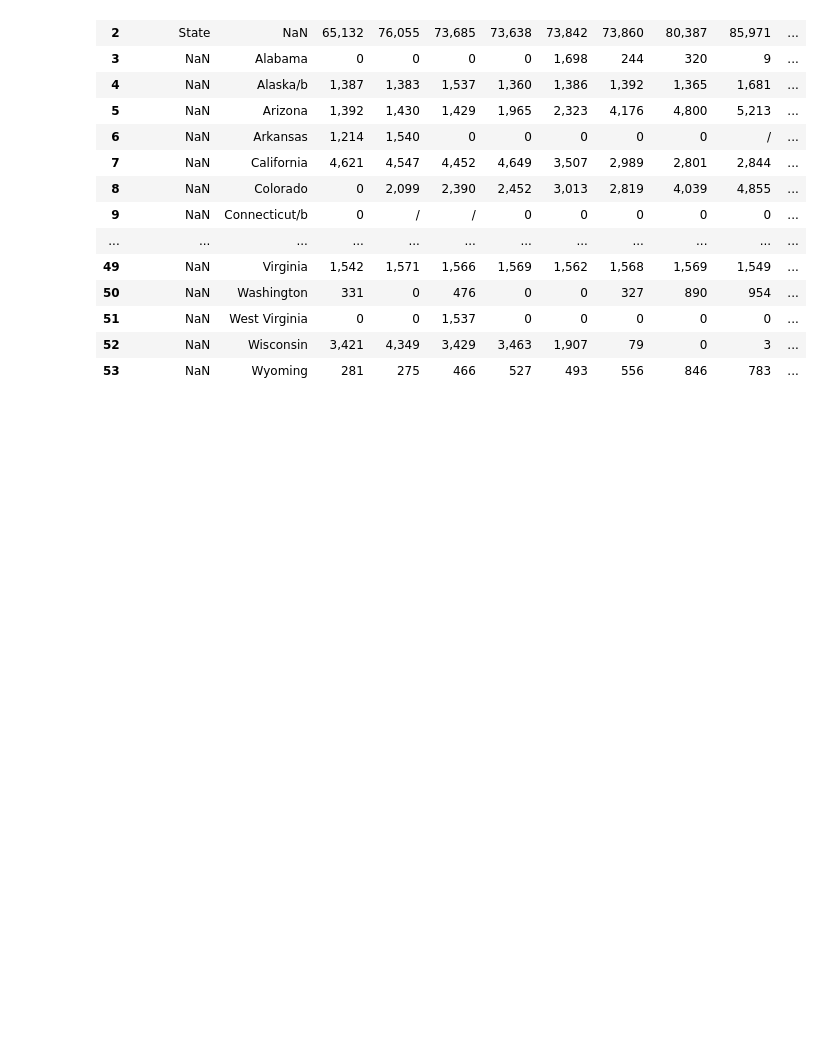
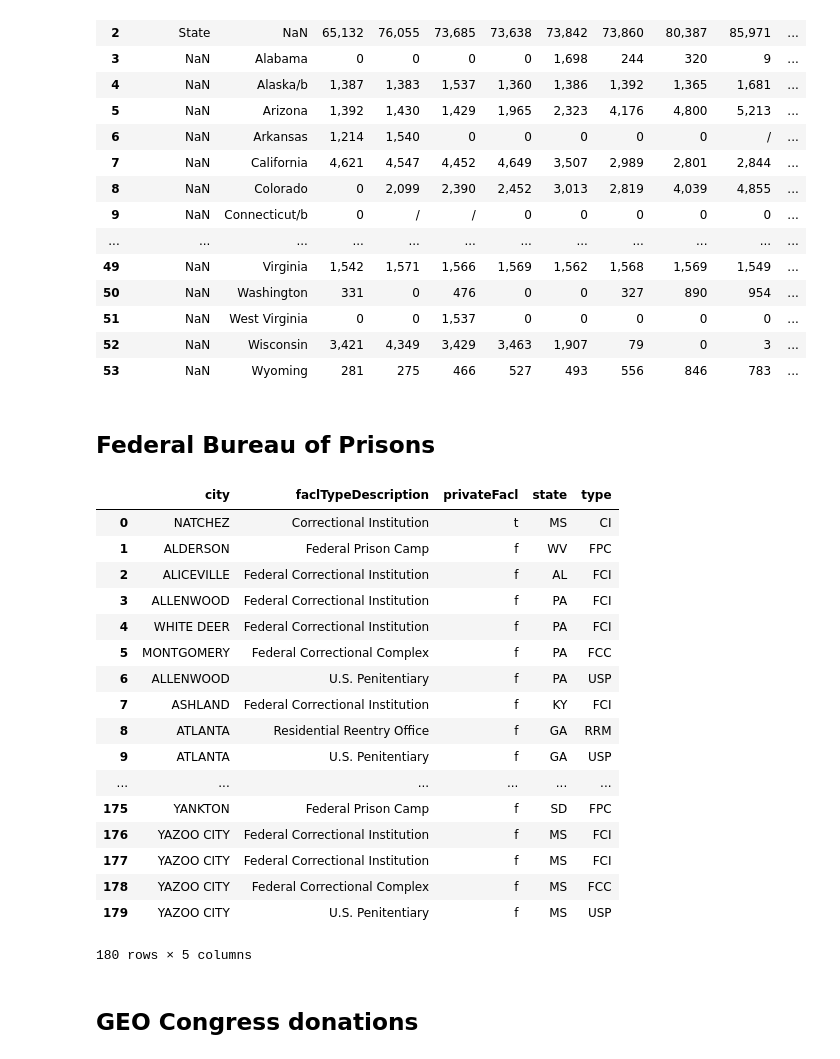
Before and after one commit to EricMa206/Module3Project, a Jupyter notebook: Project 3 Congress.ipynb, the cells around one changed output. Drawn from its saved outputs; the diff is of its cells as text; code cells hidden in the pictures; blank space fills up the shorter version.

```diff
--- a/Project 3 Congress.ipynb
+++ b/Project 3 Congress.ipynb
@@ -402,3 +403,39 @@ private_prison_pop_df
 # %%
 private_prison_pop_df.drop(['1999', '2000', '2001', '2002', '2003', '2004', '2005', '2006',
                             '2007', '2008', '2009'], axis = 1, inplace = True)
+# %% [markdown]
+## Federal Bureau of Prisons
+# %%
+url = 'http://www.bop.gov/PublicInfo/execute/locations/?todo=query&output=json '
+r = requests.get(url)
+
+bop_facilities = r.json()['Locations']
+bop_facilities = pd.DataFrame(bop_facilities)
+bop_facilities.drop(['address', 'code', 'complexCode', 'contactEmail',
+       'gender', 'hasCamp', 'hasFdc', 'hasFsl',
+       'hasIhp', 'hasSff', 'imageNormal', 'imageSmall', 'latitude',
+       'locationtype', 'longitude', 'name', 'nameDisplay', 'nameTitle',
+       'phoneNumber', 'region', 'securityLevel', 'special',
+       'timeZone', 'url', 'zipCode'], axis = 1, inplace = True)
+bop_facilities
+# %% [output]
+|  | city | faclTypeDescription | privateFacl | state | type |
+| 0 | NATCHEZ | Correctional Institution | t | MS | CI |
+| 1 | ALDERSON | Federal Prison Camp | f | WV | FPC |
+| 2 | ALICEVILLE | Federal Correctional Institution | f | AL | FCI |
+| 3 | ALLENWOOD | Federal Correctional Institution | f | PA | FCI |
+| 4 | WHITE DEER | Federal Correctional Institution | f | PA | FCI |
+| 5 | MONTGOMERY | Federal Correctional Complex | f | PA | FCC |
+| 6 | ALLENWOOD | U.S. Penitentiary | f | PA | USP |
+| 7 | ASHLAND | Federal Correctional Institution | f | KY | FCI |
+| 8 | ATLANTA | Residential Reentry Office | f | GA | RRM |
+| 9 | ATLANTA | U.S. Penitentiary | f | GA | USP |
+| ... | ... | ... | ... | ... | ... |
+| 175 | YANKTON | Federal Prison Camp | f | SD | FPC |
+| 176 | YAZOO CITY | Federal Correctional Institution | f | MS | FCI |
+| 177 | YAZOO CITY | Federal Correctional Institution | f | MS | FCI |
+| 178 | YAZOO CITY | Federal Correctional Complex | f | MS | FCC |
+| 179 | YAZOO CITY | U.S. Penitentiary | f | MS | USP |
+180 rows × 5 columns
+# %% [markdown]
+## GEO Congress donations
```
Also changed, not shown: parts of 12 cells of this notebook, 1 other file.
